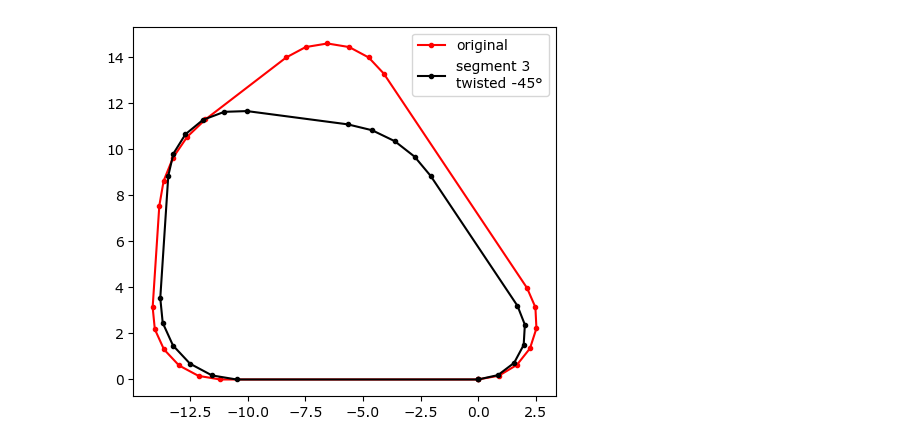
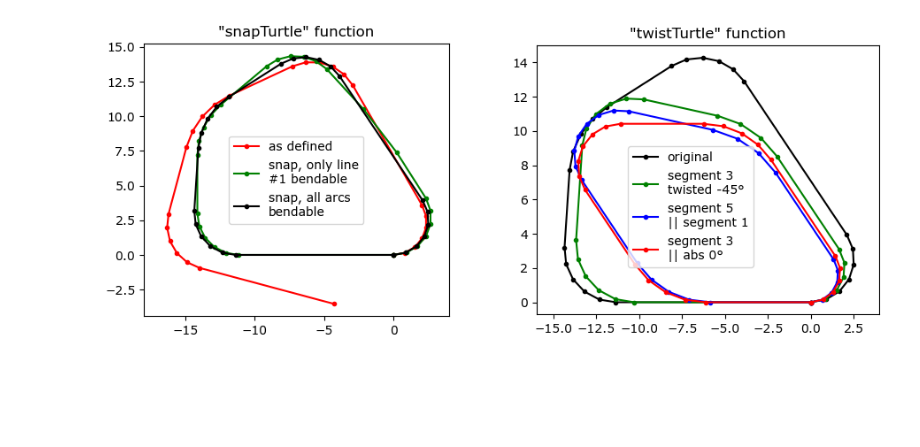
Before and after one commit to RichardPotthoff/myrepo, a Jupyter notebook: snap_turtle.ipynb, the cells around one changed output. Cells and saved outputs as stored; diff of their text form; code cells hidden in the pictures; blank space fills up the shorter version.

```diff
--- a/snap_turtle.ipynb
+++ b/snap_turtle.ipynb
@@ -63,7 +47,7 @@ plt.gca().set_aspect('equal')
 from math import pi
 deg=pi/180
 #example path
-turtlePath=[(5,120*deg),(10,0),(5,90*deg),(5,0),(5,45*deg),(5,0),(5,90*deg),(10,0)]
+turtlePath=[(5,120*deg),(10,0),(5,85*deg),(5,0),(5,50*deg),(5,0),(5,90*deg),(10,0)]
 #plot the example path
 turtlePath=np.array(turtlePath)
 unsnappedPoints=np.array(list(turtlePath2Points(turtlePath,p0=0,a0=1,return_start_point=True)))
@@ -93,8 +77,10 @@ psec=np.insert(np.cumsum(viSeg),0,0)
 #plt.plot(psec.real,psec.imag,'g.:',zorder=5,label='secants, bent')
 
 pend=np.sum(viSeg)
+def solve_ill(A, b, lam=0):
+    #solve ill conditioned system of linear equations using the Tichonov regularization method
+    return np.linalg.solve(A.T.dot(A) + lam * np.identity(A.shape[1]), A.T.dot(b))
 b=np.array([pend.real,pend.imag])
-print(b)
 A=np.vstack((viSeg[stretchable].real,viSeg[stretchable].imag))
 a=solve_ill(A,b,1e-6)
 stretchfactor=1-a/np.abs(viSeg[stretchable])*np.abs(viSeg[stretchable])
@@ -173,25 +148,62 @@ plt.gca().set_aspect('equal')
 # %%
-def twistTurtle(turtlePath,segment_index,rel_ang=None,abs_ang=None,rel_rot=None,abs_rot=None,ref_segment=None):
-    #todo: calculate rel_ang from other optional arguments
+def twistTurtle(turtlePath,segment_index,rel_ang=0.0,ref_segment=None,abs_ang=None,rel_rot=None,abs_rot=None,**kwargs):
+    '''"twistTurtle" changes the orientation of a single segment.
+       The new orientation can be specified relative to another segment, or absolute by
+       passing the appropriate optional argument(s) to the function.'''
+    if rel_rot!=None: rel_ang=np.log(rel_rot).imag
+    if abs_rot!=None: abs_ang=np.log(abs_rot).imag
+    if ref_segment!=None: abs_ang=np.sum(turtlePath[:ref_segment,1])+turtlePath[ref_segment,1]/2
+    if abs_ang!=None:rel_ang+=abs_ang-np.sum(turtlePath[:segment_index,1])-turtlePath[segment_index,1]/2
     turtlePath=np.array(turtlePath)#make a copy
     rel_ang=(rel_ang+pi/2)%pi-pi/2#limit twist to +- pi/2
     turtlePath[segment_index-1,1]+=rel_ang
     turtlePath[segment_index+1,1]-=rel_ang
-    return snapTurtle(turtlePath)
+    return snapTurtle(turtlePath,**kwargs)
 # %%
 from math import pi
+fig,ax=plt.subplots(1,2,figsize=(11, 4))
 deg=pi/180
+
 #example path
-turtlePath=[(5,120*deg),(10,0),(5,90*deg),(5,0),(5,45*deg),(5,0),(5,90*deg),(10,0)]
+turtlePath=[(5,120*deg),(10,0),(5,85*deg),(5,0),(5,50*deg),(5,0),(5,90*deg),(10,0)]
+
+unsnappedPoints=np.array(list(turtlePath2Points(turtlePath,p0=0,a0=1,return_start_point=True)))
+ax[0].plot(unsnappedPoints.real,unsnappedPoints.imag,'r.-',zorder=5,label='as defined')
+
+snappedPath=snapTurtle(turtlePath,unbendable_segments=[0,2,3,4,5,6,7])
+
+snappedPoints=np.array(list(turtlePath2Points(snappedPath,p0=0,a0=1,return_start_point=True)))
+ax[0].plot(snappedPoints.real,snappedPoints.imag,'g.-',zorder=5,label='snap, only line\n#1 bendable')
+
 snappedPath=snapTurtle(turtlePath)
+
 snappedPoints=np.array(list(turtlePath2Points(snappedPath,p0=0,a0=1,return_start_point=True)))
-plt.plot(snappedPoints.real,snappedPoints.imag,'r.-',zorder=5,label='original')
+ax[0].plot(snappedPoints.real,snappedPoints.imag,'k.-',zorder=5,label='snap, all arcs\nbendable')
+ax[0].set_xlim(-18,4)
+ax[0].legend(loc='center')
+ax[0].set_title('"snapTurtle" function')
+ax[0].set_aspect('equal')
+
+snappedPoints=np.array(list(turtlePath2Points(snappedPath,p0=0,a0=1,return_start_point=True)))
+ax[1].plot(snappedPoints.real,snappedPoints.imag,'k.-',zorder=5,label='original')
 
 twistedPath=twistTurtle(snappedPath,3,-45*deg)
 
 twistedPoints=np.array(list(turtlePath2Points(twistedPath,p0=0,a0=1,return_start_point=True)))
-plt.plot(twistedPoints.real,twistedPoints.imag,'k.-',zorder=5,label='segment 3 \ntwisted -45°')
-plt.legend()
-plt.gca().set_aspect('equal')
+ax[1].plot(twistedPoints.real,twistedPoints.imag,'g.-',zorder=5,label='segment 3 \ntwisted -45°')
+
+twistedPath=twistTurtle(twistedPath,5,ref_segment=1)
+
+twistedPoints=np.array(list(turtlePath2Points(twistedPath,p0=0,a0=1,return_start_point=True)))
+ax[1].plot(twistedPoints.real,twistedPoints.imag,'b.-',zorder=5,label='segment 5\n|| segment 1')
+
+twistedPath=twistTurtle(twistedPath,3,abs_rot=1+0j)
+
+twistedPoints=np.array(list(turtlePath2Points(twistedPath,p0=0,a0=1,return_start_point=True)))
+ax[1].plot(twistedPoints.real,twistedPoints.imag,'r.-',zorder=5,label='segment 3\n|| abs 0°')
+ax[1].set_xlim(-16,4)
+ax[1].legend(loc='center',bbox_to_anchor=(0.45,0.4))
+ax[1].set_title('"twistTurtle" function')
+ax[1].set_aspect('equal')
 # %% [output]
-[figure, old version]
+[figure, new version]
```
Also changed, not shown: parts of 4 cells of this notebook.
